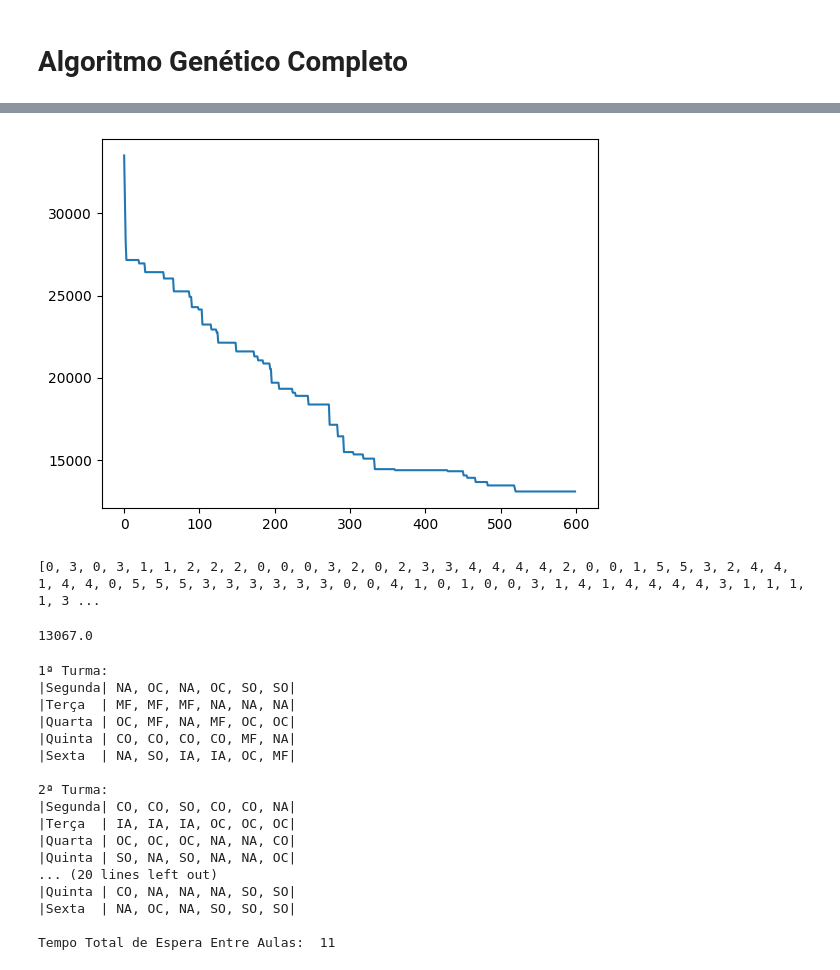
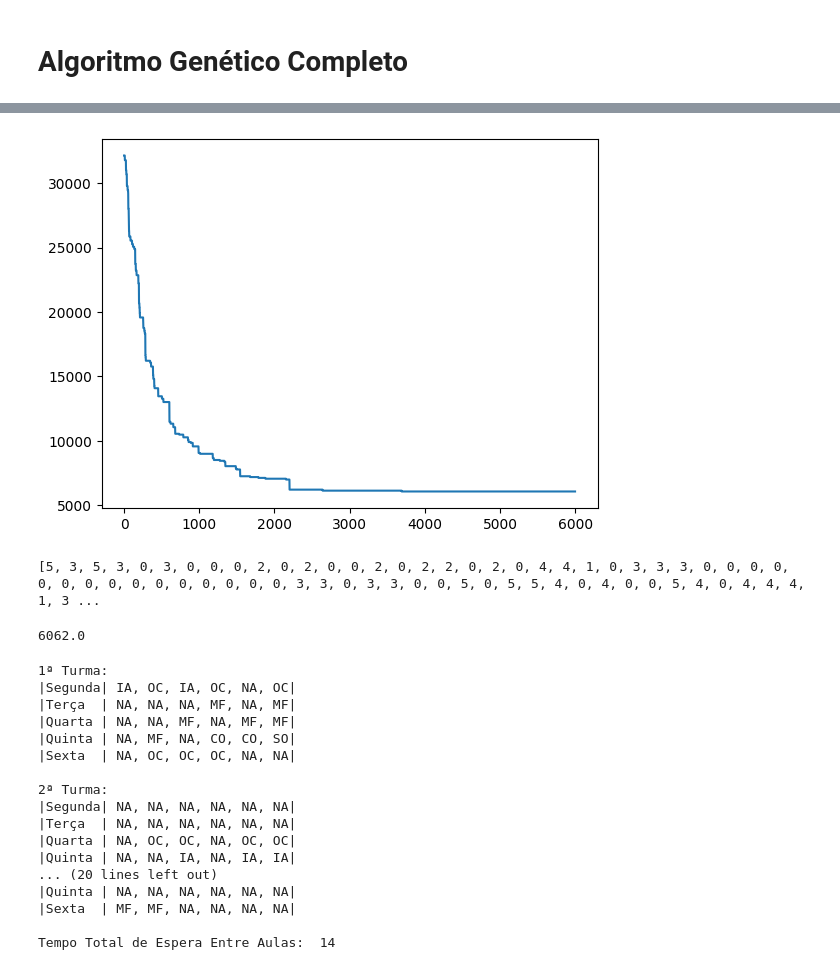
Before and after one commit to LucasHenrique-dev/projeto-QTS, a Jupyter notebook: desenvolvimento/GeradrorQTS.ipynb, the cells around one changed output, grey strips where cells are left out. Cells and saved outputs as stored; diff of their text form; code cells hidden in the pictures.

```diff
--- a/desenvolvimento/GeradrorQTS.ipynb
+++ b/desenvolvimento/GeradrorQTS.ipynb
@@ -439,5 +437,5 @@ def algoritmo_genetico(dominio, tamanho_populacao = 10, passo = 1,
 
     return custos[0][1]
 # %%
-solucao = algoritmo_genetico(dominio, numero_geracoes= 600)
+solucao = algoritmo_genetico(dominio, numero_geracoes= 6000)
 # %% [output]
@@ -461,29 +442,29 @@ A [(25253.0, [0, 3, 0, 3, 2, 1, 3, 2, 4, 2, 0, 1, 3, 3, 0, 2, 3, 3, 4, 4, 4, 5,
-[figure, old version]
+[figure, new version]
 # %%
 print(solucao)
 # %% [output]
-[0, 3, 0, 3, 1, 1, 2, 2, 2, 0, 0, 0, 3, 2, 0, 2, 3, 3, 4, 4, 4, 4, 2, 0, 0, 1, 5, 5, 3, 2, 4, 4, 1, 4, 4, 0, 5, 5, 5, 3, 3, 3, 3, 3, 3, 0, 0, 4, 1, 0, 1, 0, 0, 3, 1, 4, 1, 4, 4, 4, 4, 3, 1, 1, 1, 1, 3 ...
+[5, 3, 5, 3, 0, 3, 0, 0, 0, 2, 0, 2, 0, 0, 2, 0, 2, 2, 0, 2, 0, 4, 4, 1, 0, 3, 3, 3, 0, 0, 0, 0, 0, 0, 0, 0, 0, 0, 0, 0, 0, 0, 0, 3, 3, 0, 3, 3, 0, 0, 5, 0, 5, 5, 4, 0, 4, 0, 0, 5, 4, 0, 4, 4, 4, 1, 3 ...
 # %%
 funcao_avaliacao(solucao)
 # %% [output]
-13067.0
+6062.0
 # %%
 imprimir_qts(solucao)
 # %% [output]
 1ª Turma:
-|Segunda| NA, OC, NA, OC, SO, SO|
-|Terça  | MF, MF, MF, NA, NA, NA|
-|Quarta | OC, MF, NA, MF, OC, OC|
-|Quinta | CO, CO, CO, CO, MF, NA|
-|Sexta  | NA, SO, IA, IA, OC, MF|
+|Segunda| IA, OC, IA, OC, NA, OC|
+|Terça  | NA, NA, NA, MF, NA, MF|
+|Quarta | NA, NA, MF, NA, MF, MF|
+|Quinta | NA, MF, NA, CO, CO, SO|
+|Sexta  | NA, OC, OC, OC, NA, NA|
 
 2ª Turma:
-|Segunda| CO, CO, SO, CO, CO, NA|
-|Terça  | IA, IA, IA, OC, OC, OC|
-|Quarta | OC, OC, OC, NA, NA, CO|
-|Quinta | SO, NA, SO, NA, NA, OC|
+|Segunda| NA, NA, NA, NA, NA, NA|
+|Terça  | NA, NA, NA, NA, NA, NA|
+|Quarta | NA, OC, OC, NA, OC, OC|
+|Quinta | NA, NA, IA, NA, IA, IA|
 ... (20 lines left out)
-|Quinta | CO, NA, NA, NA, SO, SO|
-|Sexta  | NA, OC, NA, SO, SO, SO|
+|Quinta | NA, NA, NA, NA, NA, NA|
+|Sexta  | MF, MF, NA, NA, NA, NA|
 
-Tempo Total de Espera Entre Aulas:  11
+Tempo Total de Espera Entre Aulas:  14
```
Also changed, not shown: parts of 6 cells of this notebook.
